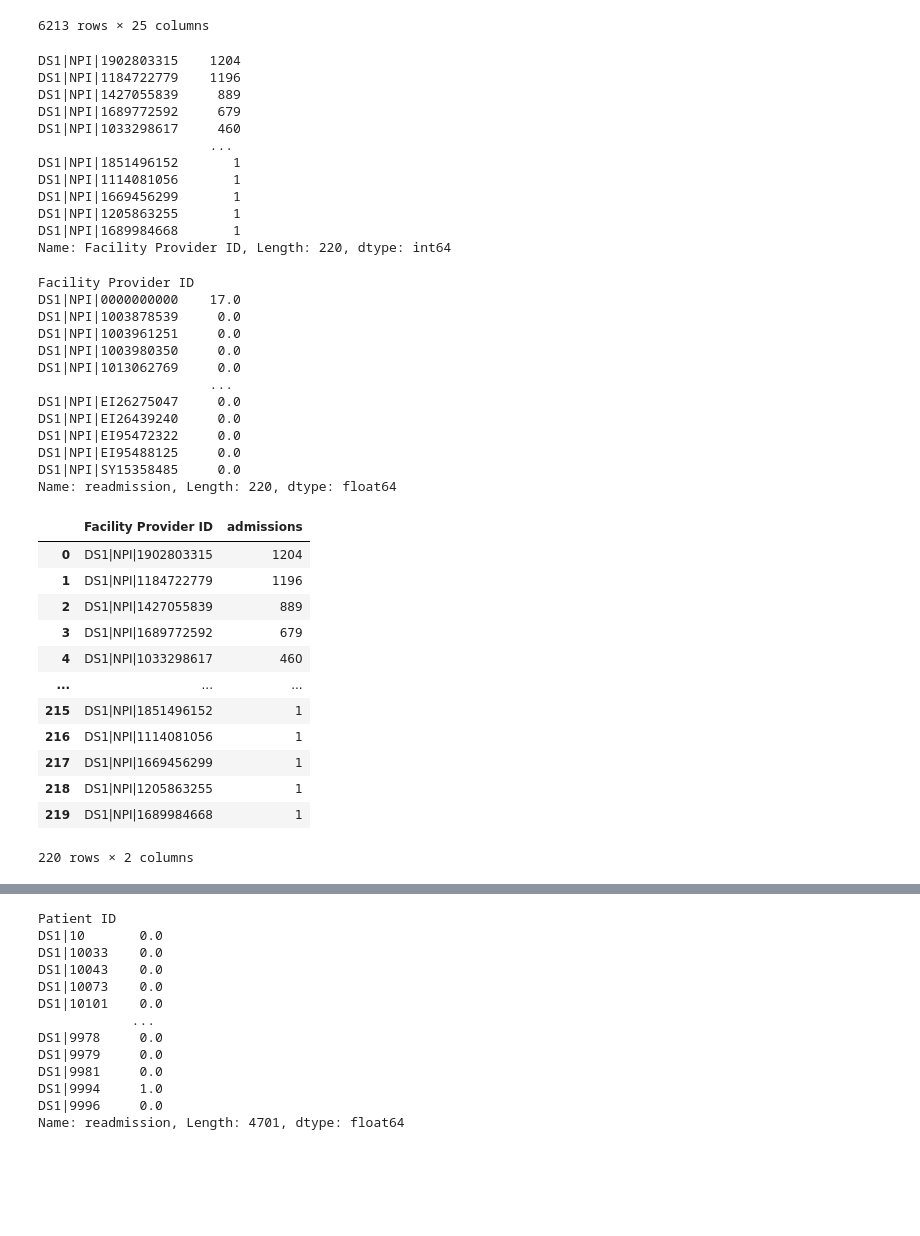
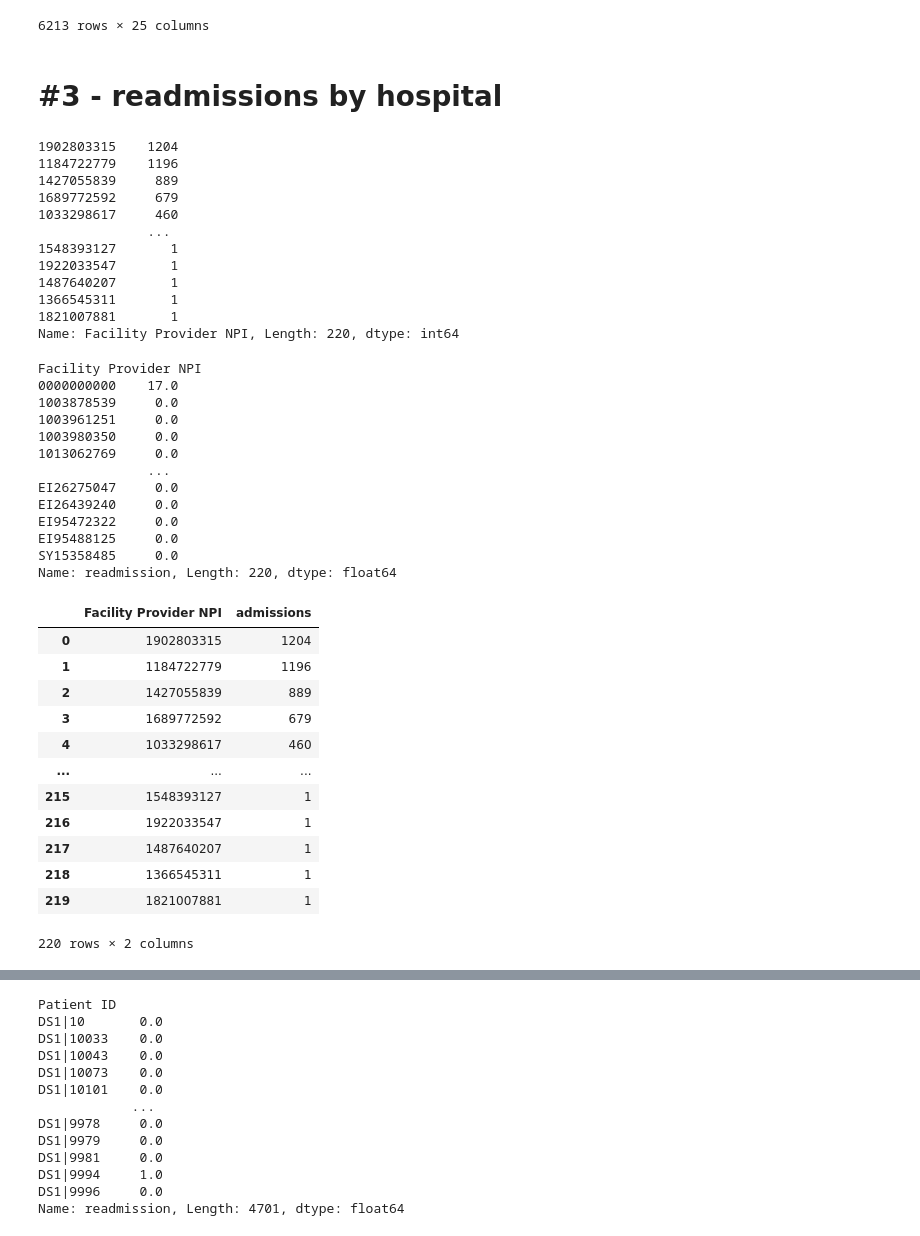
Before and after one commit to Engu12/hospital-readmission_pandas, a Jupyter notebook: hilber_notebook.ipynb, the cells around one changed output, grey strips where cells are left out. Cells and saved outputs as stored; diff of their text form; code cells hidden in the pictures; blank space fills up the shorter version.

```diff
--- a/hilber_notebook.ipynb
+++ b/hilber_notebook.ipynb
@@ -329,59 +331,61 @@ admissions3
 | 6211 | HIA|DS1|9994|DS1|NPI|1689608150|2 | DS1|9994 | DS1|1 | DS1|5047W | DS1|NPI|1689608150 | ... |
 | 6212 | HIA|DS1|9996|DS1|NPI|1033298617|1 | DS1|9996 | DS1|1 | DS1|5047X | DS1|NPI|1033298617 | ... |
 6213 rows × 25 columns
+# %% [markdown]
+# #3 - readmissions by hospital
 # %%
-facility_provider_count = admissions3['Facility Provider ID'].value_counts()
+facility_provider_count = admissions3['Facility Provider NPI'].value_counts()
 facility_provider_count
 # %% [output]
-DS1|NPI|1902803315    1204
-DS1|NPI|1184722779    1196
-DS1|NPI|1427055839     889
-DS1|NPI|1689772592     679
-DS1|NPI|1033298617     460
-                      ...
-DS1|NPI|1851496152       1
-DS1|NPI|1114081056       1
-DS1|NPI|1669456299       1
-DS1|NPI|1205863255       1
-DS1|NPI|1689984668       1
-Name: Facility Provider ID, Length: 220, dtype: int64
+1902803315    1204
+1184722779    1196
+1427055839     889
+1689772592     679
+1033298617     460
+              ...
+1548393127       1
+1922033547       1
+1487640207       1
+1366545311       1
+1821007881       1
+Name: Facility Provider NPI, Length: 220, dtype: int64
 # %%
-facility_provider_readmissions = admissions3.groupby('Facility Provider ID')['readmission'].sum()
+facility_provider_readmissions = admissions3.groupby('Facility Provider NPI')['readmission'].sum()
 facility_provider_readmissions
 # %% [output]
-Facility Provider ID
-DS1|NPI|0000000000    17.0
-DS1|NPI|1003878539     0.0
-DS1|NPI|1003961251     0.0
-DS1|NPI|1003980350     0.0
-DS1|NPI|1013062769     0.0
-                      ...
-DS1|NPI|EI26275047     0.0
-DS1|NPI|EI26439240     0.0
-DS1|NPI|EI95472322     0.0
-DS1|NPI|EI95488125     0.0
-DS1|NPI|SY15358485     0.0
+Facility Provider NPI
+0000000000    17.0
+1003878539     0.0
+1003961251     0.0
+1003980350     0.0
+1013062769     0.0
+              ...
+EI26275047     0.0
+EI26439240     0.0
+EI95472322     0.0
+EI95488125     0.0
+SY15358485     0.0
 Name: readmission, Length: 220, dtype: float64
 # %%
 facility_provider_count = pd.DataFrame(facility_provider_count)
 facility_provider_readmissions = facility_provider_readmissions.to_frame()
 # %%
 facility_provider_count.reset_index(inplace=True)
-facility_provider_count.rename(columns={'index': 'Facility Provider ID', 'Facility Provider ID': 'admissions'}, inplace=True)
+facility_provider_count.rename(columns={'index': 'Facility Provider NPI', 'Facility Provider NPI': 'admissions'}, inplace=True)
 facility_provider_count
 # %% [output]
-|  | Facility Provider ID | admissions |
-| 0 | DS1|NPI|1902803315 | 1204 |
-| 1 | DS1|NPI|1184722779 | 1196 |
-| 2 | DS1|NPI|1427055839 | 889 |
-| 3 | DS1|NPI|1689772592 | 679 |
-| 4 | DS1|NPI|1033298617 | 460 |
+|  | Facility Provider NPI | admissions |
+| 0 | 1902803315 | 1204 |
+| 1 | 1184722779 | 1196 |
+| 2 | 1427055839 | 889 |
+| 3 | 1689772592 | 679 |
+| 4 | 1033298617 | 460 |
 | ... | ... | ... |
-| 215 | DS1|NPI|1851496152 | 1 |
-| 216 | DS1|NPI|1114081056 | 1 |
-| 217 | DS1|NPI|1669456299 | 1 |
-| 218 | DS1|NPI|1205863255 | 1 |
-| 219 | DS1|NPI|1689984668 | 1 |
+| 215 | 1548393127 | 1 |
+| 216 | 1922033547 | 1 |
+| 217 | 1487640207 | 1 |
+| 218 | 1366545311 | 1 |
+| 219 | 1821007881 | 1 |
 220 rows × 2 columns
 # %%
 facility_provider_readmissions.reset_index(inplace=True)
```
Also changed, not shown: parts of 20 cells of this notebook, 1 other file.
